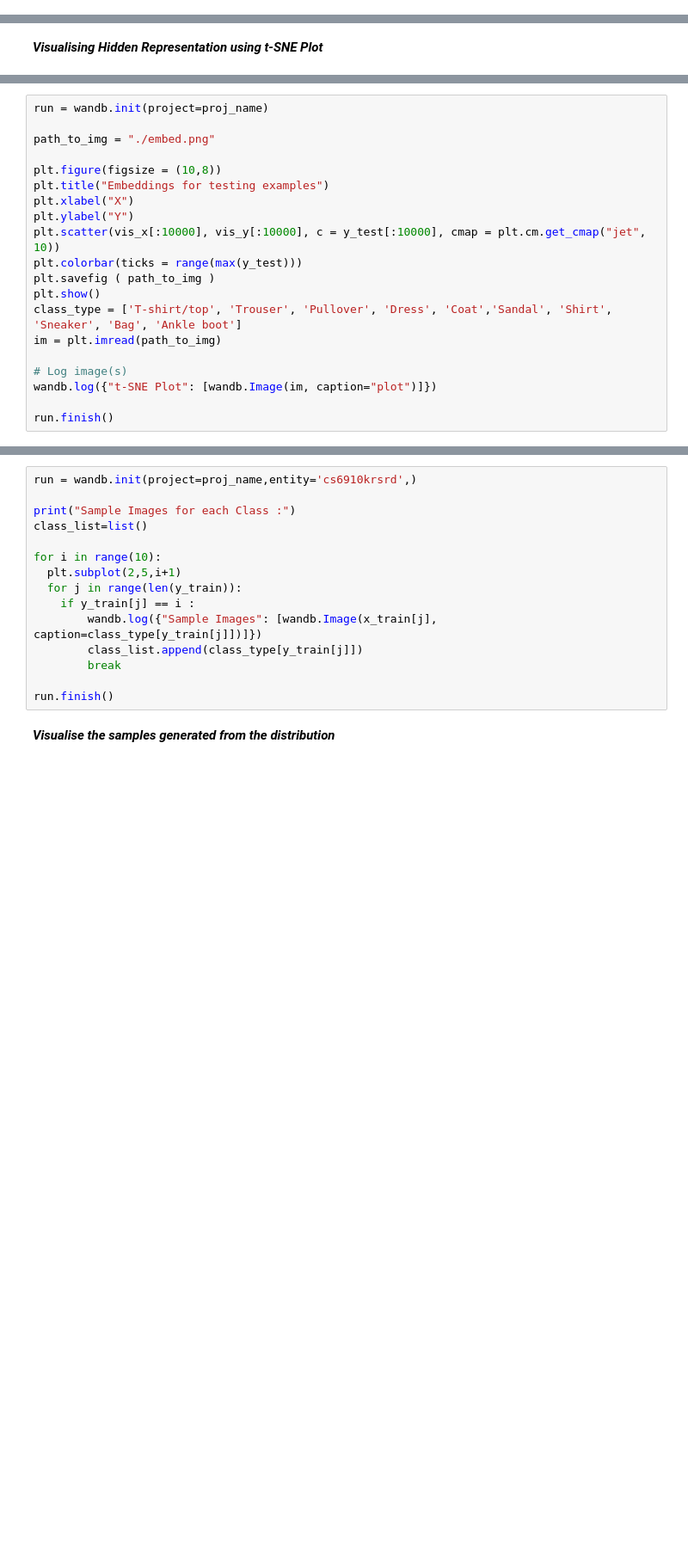
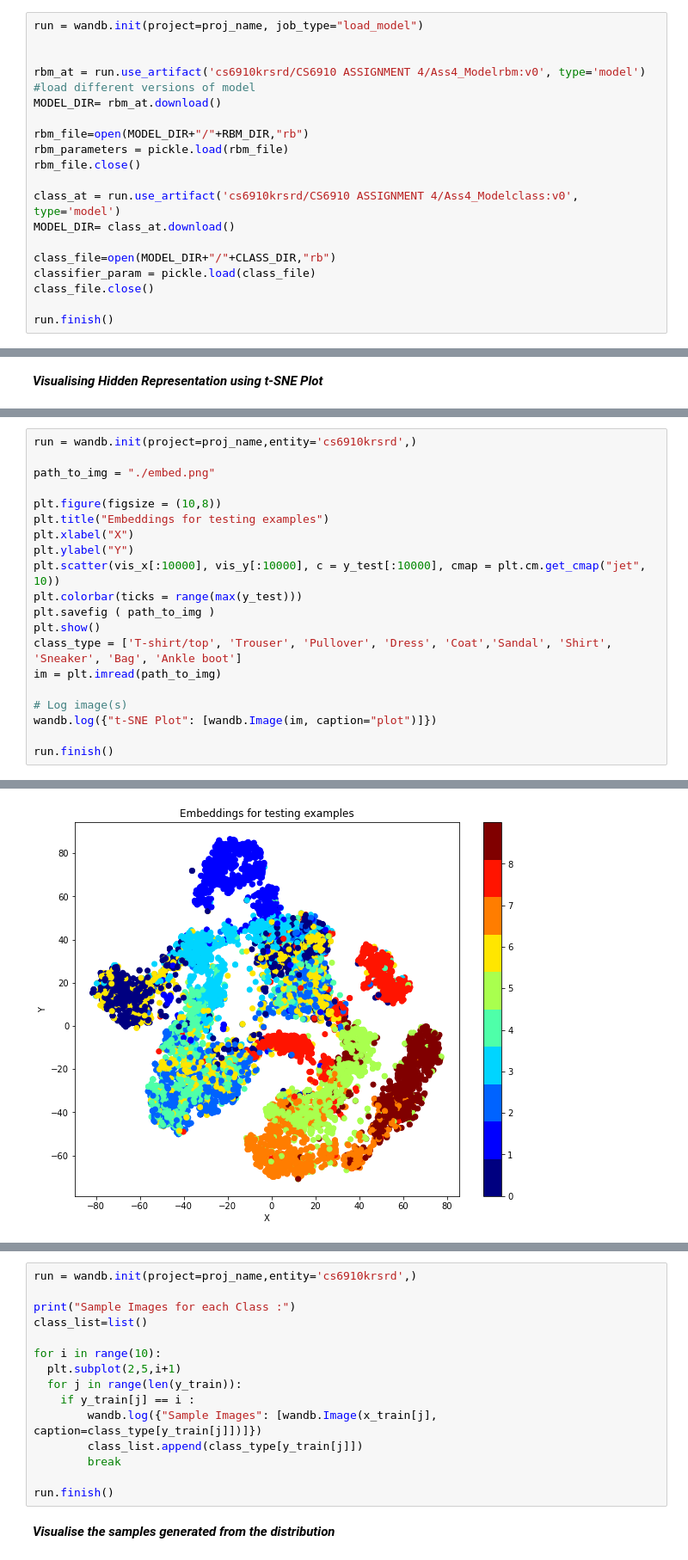
Before and after one commit to srinivasrdhkrshnn/RBM-with-Gibbs-Samplimg-Contrastive-Divergence, a Jupyter notebook: Contrastive_Divergence_Assignment_4.ipynb, the cells around one changed output, grey strips where cells are left out. Shown: that part at 86% size. Saved outputs shown, nothing was run; the diff lists cells and outputs as text; blank space fills up the shorter version.

Commit message:
Add files via upload
Saving and loading models

```diff
--- a/Contrastive_Divergence_Assignment_4.ipynb
+++ b/Contrastive_Divergence_Assignment_4.ipynb
@@ -259,3 +334,22 @@ Epoch : 19 Accuracy : 0.781 Loss : 7.494922577615496
+# %%
+run = wandb.init(project=proj_name, job_type="load_model")
+
+
+rbm_at = run.use_artifact('cs6910krsrd/CS6910 ASSIGNMENT 4/Ass4_Modelrbm:v0', type='model')                         #load different versions of model
+MODEL_DIR= rbm_at.download()
+
+rbm_file=open(MODEL_DIR+"/"+RBM_DIR,"rb")
+rbm_parameters = pickle.load(rbm_file)
+rbm_file.close()
+
+class_at = run.use_artifact('cs6910krsrd/CS6910 ASSIGNMENT 4/Ass4_Modelclass:v0', type='model')
+MODEL_DIR= class_at.download()
+
+class_file=open(MODEL_DIR+"/"+CLASS_DIR,"rb")
+classifier_param = pickle.load(class_file)
+class_file.close()
+
+run.finish()
 # %% [markdown]
 
 ***Contrastive Divergence Results***
@@ -294,5 +387,5 @@ vis_y = embedded[:,1]
 # %%
-run = wandb.init(project=proj_name)
+run = wandb.init(project=proj_name,entity='cs6910krsrd',)
 
 path_to_img = "./embed.png"
 
@@ -311,3 +404,4 @@ im = plt.imread(path_to_img)
 wandb.log({"t-SNE Plot": [wandb.Image(im, caption="plot")]})
 
 run.finish()
+# %% [output]
@@ -313,0 +414 @@ run.finish()
+[figure, added]
```
Also changed, not shown: parts of 10 cells of this notebook.
